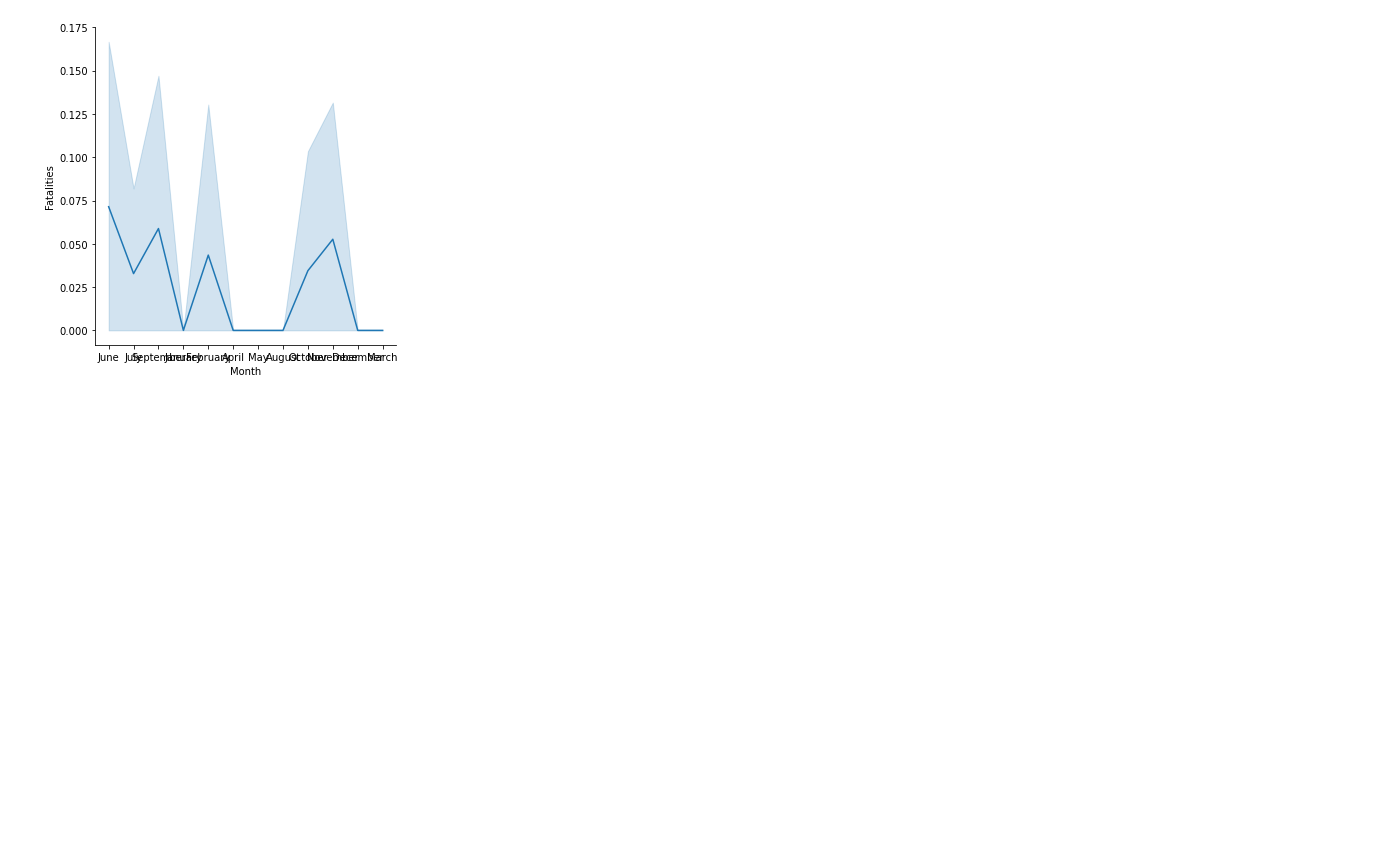
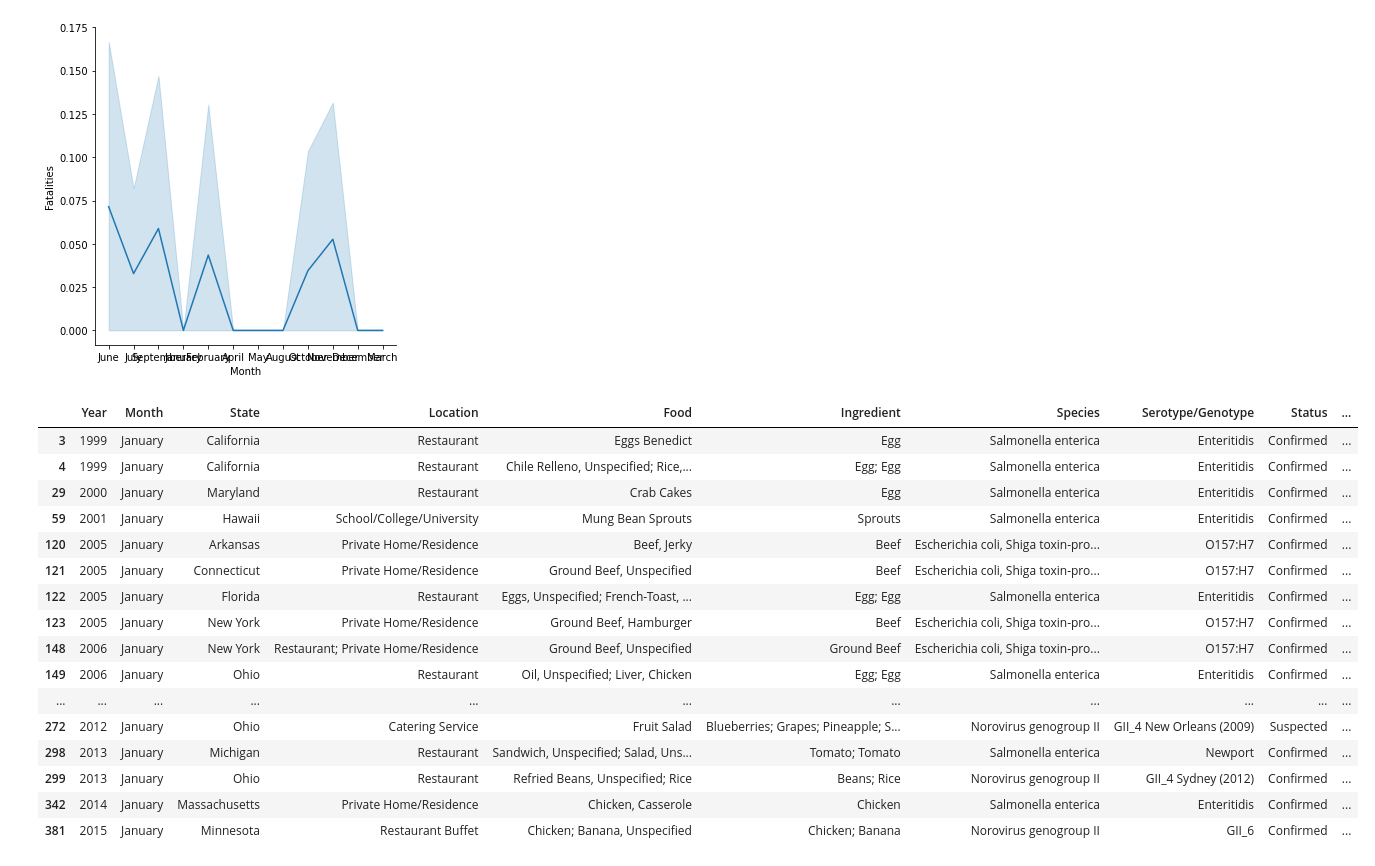
Before and after one commit to data301-2021-summer2/Data-Analysis-, a Jupyter notebook: analysis/person1/EDA.ipynb, the cells around one changed output. Saved outputs shown, nothing was run; the diff lists cells and outputs as text; code cells hidden in the pictures; blank space fills up the shorter version.

```diff
--- a/analysis/person1/EDA.ipynb
+++ b/analysis/person1/EDA.ipynb
@@ -122,3 +126,24 @@ In the above graph, Months were plotted on the x axis and the number of fataliti
 plotted on the y-axis. This graph was created to plot and visualize the number fo fatalities
 and their occurences in various months.
 """
+# %%
+pdf1 = processed_df[processed_df["Month"] == 'January']
+pdf1
+# %% [output]
+|  | Year | Month | State | Location | Food | Ingredient | Species | Serotype/Genotype | Status | ... |
+| 3 | 1999 | January | California | Restaurant | Eggs Benedict | Egg | Salmonella enterica | Enteritidis | Confirmed | ... |
+| 4 | 1999 | January | California | Restaurant | Chile Relleno, Unspecified; Rice,... | Egg; Egg | Salmonella enterica | Enteritidis | Confirmed | ... |
+| 29 | 2000 | January | Maryland | Restaurant | Crab Cakes | Egg | Salmonella enterica | Enteritidis | Confirmed | ... |
+| 59 | 2001 | January | Hawaii | School/College/University | Mung Bean Sprouts | Sprouts | Salmonella enterica | Enteritidis | Confirmed | ... |
+| 120 | 2005 | January | Arkansas | Private Home/Residence | Beef, Jerky | Beef | Escherichia coli, Shiga toxin-pro... | O157:H7 | Confirmed | ... |
+| 121 | 2005 | January | Connecticut | Private Home/Residence | Ground Beef, Unspecified | Beef | Escherichia coli, Shiga toxin-pro... | O157:H7 | Confirmed | ... |
+| 122 | 2005 | January | Florida | Restaurant | Eggs, Unspecified; French-Toast, ... | Egg; Egg | Salmonella enterica | Enteritidis | Confirmed | ... |
+| 123 | 2005 | January | New York | Private Home/Residence | Ground Beef, Hamburger | Beef | Escherichia coli, Shiga toxin-pro... | O157:H7 | Confirmed | ... |
+| 148 | 2006 | January | New York | Restaurant; Private Home/Residence | Ground Beef, Unspecified | Ground Beef | Escherichia coli, Shiga toxin-pro... | O157:H7 | Confirmed | ... |
+| 149 | 2006 | January | Ohio | Restaurant | Oil, Unspecified; Liver, Chicken | Egg; Egg | Salmonella enterica | Enteritidis | Confirmed | ... |
+| ... | ... | ... | ... | ... | ... | ... | ... | ... | ... | ... |
+| 272 | 2012 | January | Ohio | Catering Service | Fruit Salad | Blueberries; Grapes; Pineapple; S... | Norovirus genogroup II | GII_4 New Orleans (2009) | Suspected | ... |
+| 298 | 2013 | January | Michigan | Restaurant | Sandwich, Unspecified; Salad, Uns... | Tomato; Tomato | Salmonella enterica | Newport | Confirmed | ... |
+| 299 | 2013 | January | Ohio | Restaurant | Refried Beans, Unspecified; Rice | Beans; Rice | Norovirus genogroup II | GII_4 Sydney (2012) | Confirmed | ... |
+| 342 | 2014 | January | Massachusetts | Private Home/Residence | Chicken, Casserole | Chicken | Salmonella enterica | Enteritidis | Confirmed | ... |
+| 381 | 2015 | January | Minnesota | Restaurant Buffet | Chicken; Banana, Unspecified | Chicken; Banana | Norovirus genogroup II | GII_6 | Confirmed | ... |
```
Also changed, not shown: parts of 7 cells of this notebook, 1 other file.
